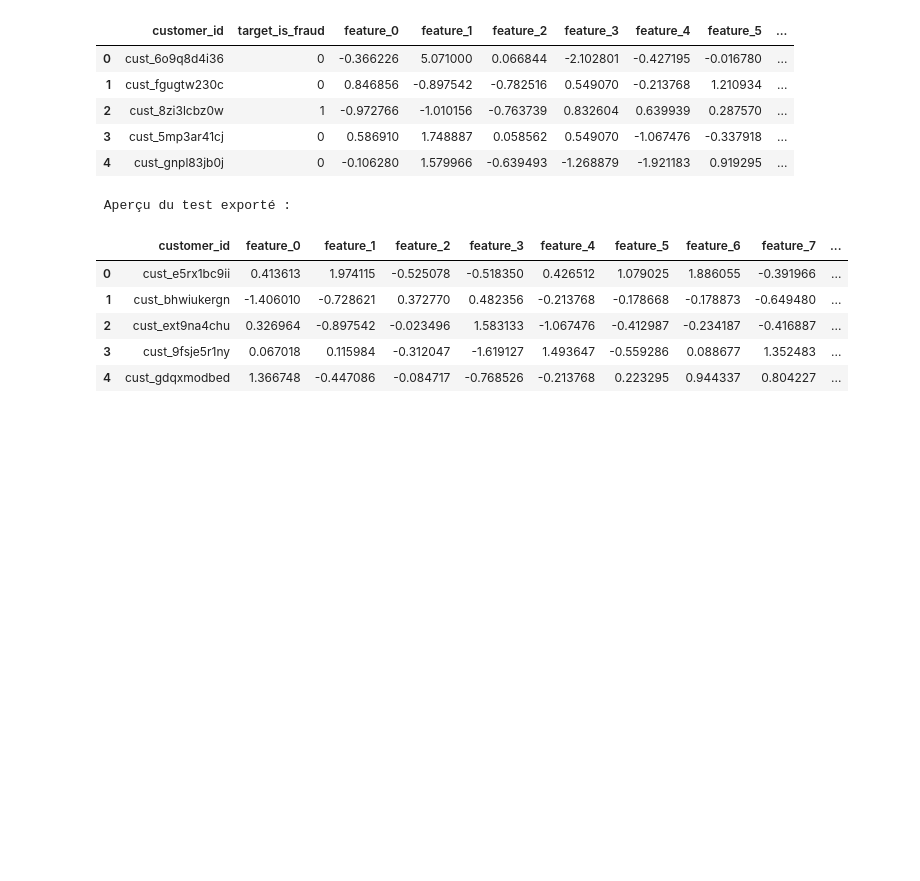
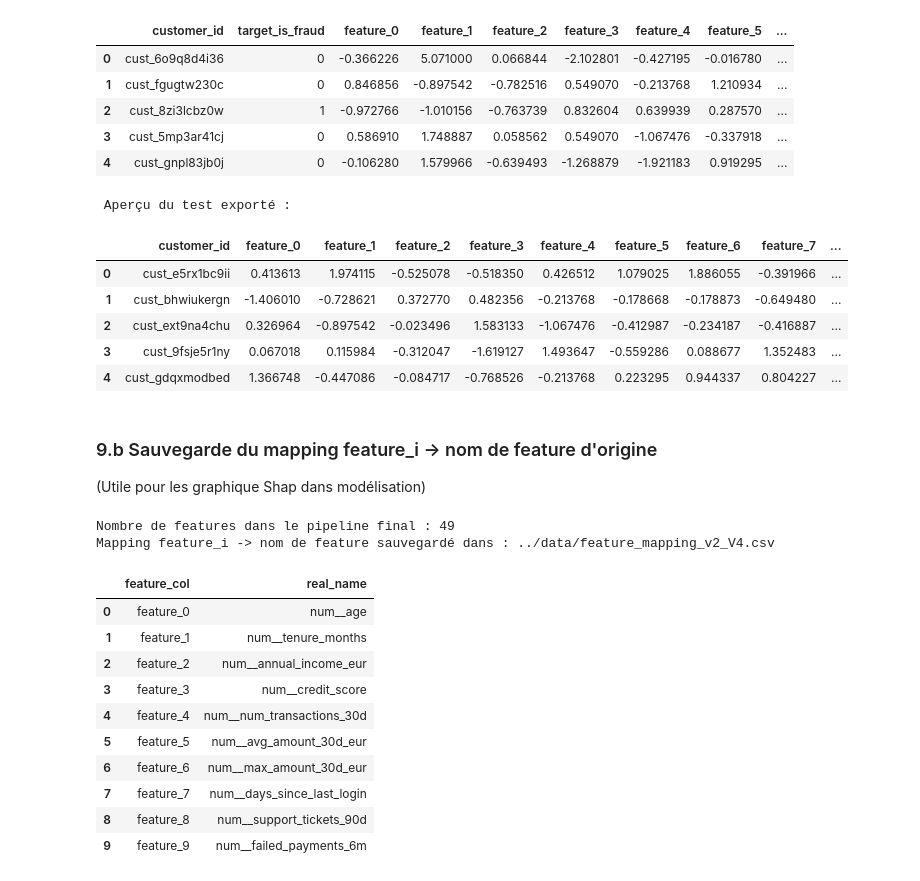
Before and after one commit to Maellelc13/Projet_ML2, a Jupyter notebook: Preprocess/Preprocess_maelle_second.ipynb, the cells around one changed output. Cells and saved outputs as stored; diff of their text form; code cells hidden in the pictures; blank space fills up the shorter version.

```diff
--- a/Preprocess/Preprocess_maelle_second.ipynb
+++ b/Preprocess/Preprocess_maelle_second.ipynb
@@ -877,3 +879,42 @@ Train preprocessé : ../data\train_preprocessed_v2_V4.csv
 | 2 | cust_ext9na4chu | 0.326964 | -0.897542 | -0.023496 | 1.583133 | -1.067476 | -0.412987 | -0.234187 | -0.416887 | ... |
 | 3 | cust_9fsje5r1ny | 0.067018 | 0.115984 | -0.312047 | -1.619127 | 1.493647 | -0.559286 | 0.088677 | 1.352483 | ... |
 | 4 | cust_gdqxmodbed | 1.366748 | -0.447086 | -0.084717 | -0.768526 | -0.213768 | 0.223295 | 0.944337 | 0.804227 | ... |
+# %% [markdown]
+### 9.b Sauvegarde du mapping feature_i -> nom de feature d'origine
+
+(Utile pour les graphique Shap dans modélisation)
+# %%
+import pandas as pd
+
+try:
+    preprocessor = full_pipeline_final.named_steps["preprocessor"]
+    feature_names = preprocessor.get_feature_names_out(input_features=X_final_train.columns)
+
+    print("Nombre de features dans le pipeline final :", len(feature_names))
+
+    mapping_df = pd.DataFrame({
+        "feature_col": [f"feature_{i}" for i in range(len(feature_names))],
+        "real_name": feature_names,
+    })
+
+    mapping_path = "../data/feature_mapping_v2_V4.csv"
+    mapping_df.to_csv(mapping_path, index=False)
+
+    print("Mapping feature_i -> nom de feature sauvegardé dans :", mapping_path)
+    display(mapping_df.head(10))
+except Exception as e:
+    print("Erreur lors de la génération du mapping des features :", e)
+# %% [output]
+Nombre de features dans le pipeline final : 49
+Mapping feature_i -> nom de feature sauvegardé dans : ../data/feature_mapping_v2_V4.csv
+|  | feature_col | real_name |
+| 0 | feature_0 | num__age |
+| 1 | feature_1 | num__tenure_months |
+| 2 | feature_2 | num__annual_income_eur |
+| 3 | feature_3 | num__credit_score |
+| 4 | feature_4 | num__num_transactions_30d |
+| 5 | feature_5 | num__avg_amount_30d_eur |
+| 6 | feature_6 | num__max_amount_30d_eur |
+| 7 | feature_7 | num__days_since_last_login |
+| 8 | feature_8 | num__support_tickets_90d |
+| 9 | feature_9 | num__failed_payments_6m |
```
Also changed, not shown: parts of 1 cell of this notebook, 13 other files.
